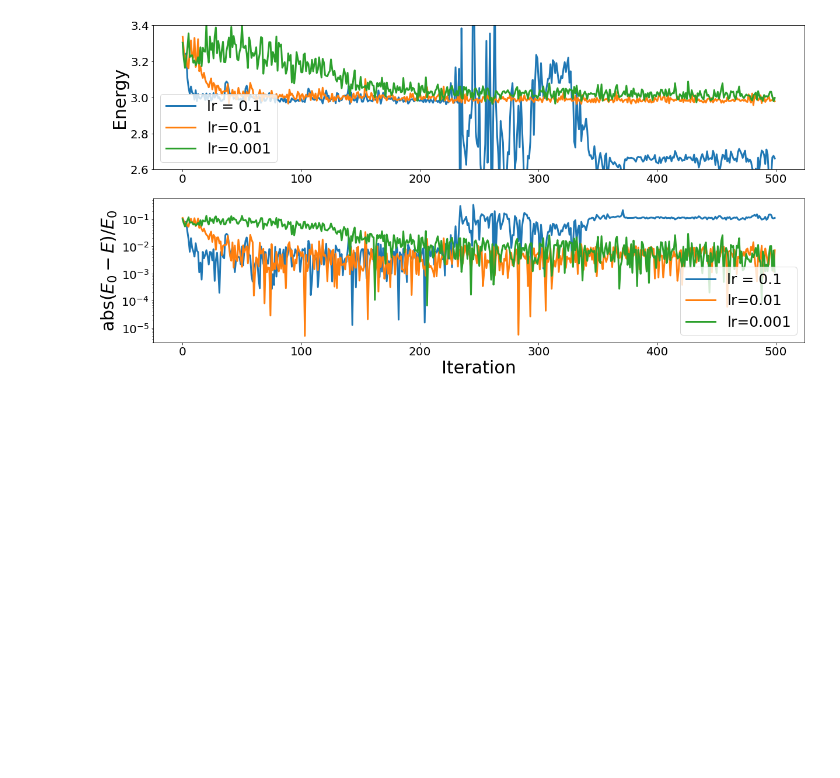
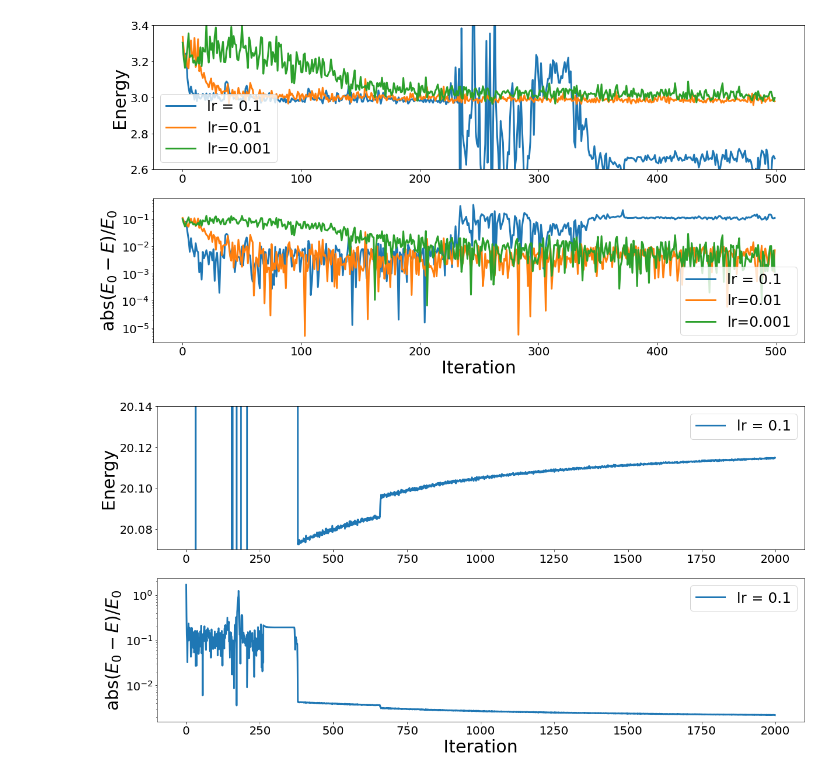
Before and after one commit to MartinKHovden/Thesis, a Jupyter notebook: VMC/src_V2/Simulations/Notebooks/QDInteractingSlaterNNOptim.ipynb, the cells around one changed output. Cells and saved outputs as stored; diff of their text form; code cells hidden in the pictures; blank space fills up the shorter version.

```diff
--- a/VMC/src_V2/Simulations/Notebooks/QDInteractingSlaterNNOptim.ipynb
+++ b/VMC/src_V2/Simulations/Notebooks/QDInteractingSlaterNNOptim.ipynb
@@ -44,3 +44,41 @@ ax[1].tick_params(labelsize=20)
 plt.savefig("../Plots/QDInteracting22SlaterNNOptimADAM.png")
 # %% [output]
 [figure]
+# %%
+import numpy as np
+import matplotlib.pyplot as plt
+lr0_05 = np.loadtxt("../Data/quantumDot/VMC/Interacting/wf_slater_gaussian_nn_sysInfo_is_stepLength_0.05_numMCSteps_2000_optimizer_adam_learningRate_0.01_numOptimSteps_2000_numDims_2_numParticles_6_elementinfo_slater_none_gaussian_none_nn_numhidden1_40_numhidden2_40_activationFunction_sigmoid_.txt")
+lr0_005 = np.loadtxt("../Data/quantumDot/VMC/Interacting/wf_slater_gaussian_nn_sysInfo_is_stepLength_0.005_numMCSteps_2000_optimizer_adam_learningRate_0.01_numOptimSteps_2000_numDims_2_numParticles_6_elementinfo_slater_none_gaussian_none_nn_numhidden1_40_numhidden2_40_activationFunction_sigmoid_.txt")
+lr0_0005 = np.loadtxt("../Data/quantumDot/VMC/Interacting/wf_slater_gaussian_nn_sysInfo_is_stepLength_0.0005_numMCSteps_2000_optimizer_adam_learningRate_0.01_numOptimSteps_2000_numDims_2_numParticles_6_elementinfo_slater_none_gaussian_none_nn_numhidden1_40_numhidden2_40_activationFunction_sigmoid_.txt")
+lr0_00005 = np.loadtxt("../Data/quantumDot/VMC/Interacting/wf_slater_gaussian_nn_sysInfo_is_stepLength_5.0e-5_numMCSteps_2000_optimizer_adam_learningRate_0.01_numOptimSteps_2000_numDims_2_numParticles_6_elementinfo_slater_none_gaussian_none_nn_numhidden1_40_numhidden2_40_activationFunction_sigmoid_.txt")
+
+
+# plt.figure(figsize=(20,10))
+
+fig,ax = plt.subplots(2,1, figsize=(20,10))
+# plt.plot(lr0_001, linewidth=3)
+# plt.plot(lr0_01, linewidth=3)
+reshape = 1
+ax[0].plot([e for e in np.mean((lr0_05.reshape(-1, reshape)), axis=1)], linewidth=3)
+# ax[0].plot([e for e in np.mean((lr0_005.reshape(-1, reshape)), axis=1)], linewidth=3)
+# ax[0].plot([e for e in np.mean((lr0_0005.reshape(-1, reshape)), axis=1)], linewidth=3)
+# ax[0].plot([e for e in np.mean((lr0_00005.reshape(-1, reshape)), axis=1)], linewidth=3)
+ax[0].set_ylim(20.07, 20.14)
+
+ax[0].legend(["lr = 0.1", "lr=0.01", "lr=0.001"], fontsize=25)
+ax[0].set_ylabel("Energy", fontsize=30)
+ax[0].tick_params(labelsize=20)
+
+ax[1].plot([abs(20.159 - e)/20.159 for e in np.mean((lr0_05.reshape(-1, reshape)), axis=1)], linewidth=3)
+# ax[1].plot([abs(20.159 - e)/20.159 for e in np.mean((lr0_005.reshape(-1, reshape)), axis=1)], linewidth=3)
+# ax[1].plot([abs(20.159 - e)/20.159 for e in np.mean((lr0_0005.reshape(-1, reshape)), axis=1)], linewidth=3)
+# ax[1].plot([abs(20.159 - e)/20.159 for e in np.mean((lr0_00005.reshape(-1, reshape)), axis=1)], linewidth=3)
+
+
+ax[1].legend(["lr = 0.1", "lr=0.01", "lr=0.001"], fontsize=25)
+ax[1].set_xlabel("Iteration", fontsize=30)
+ax[1].set_ylabel(r"abs$(E_0 - E)/E_0$", fontsize=30)
+ax[1].set_yscale('log')
+ax[1].tick_params(labelsize=20)
+# %% [output]
+[figure, added]
```
Also changed, not shown: parts of 4 cells of this notebook, 21 other files.
